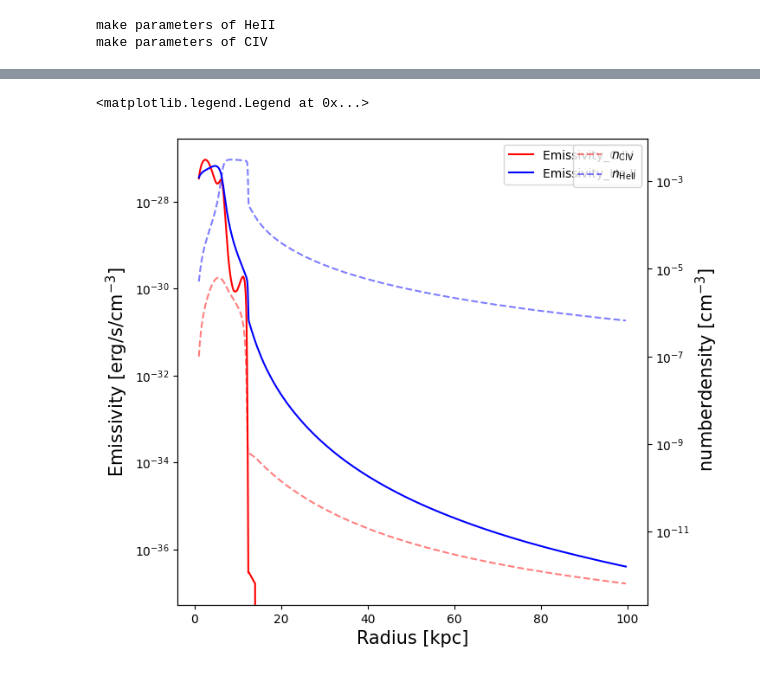
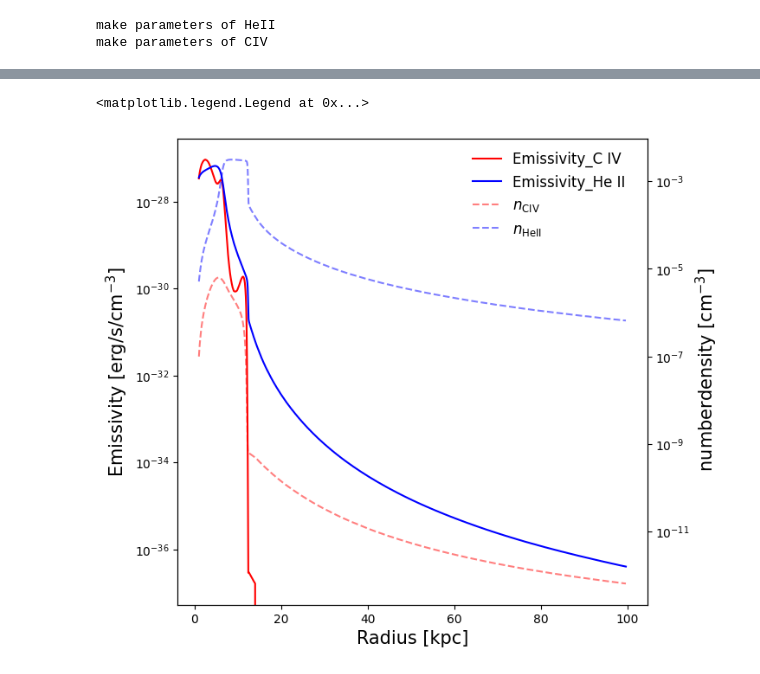
Before and after one commit to jin981016/Data_CIV_code_python, a Jupyter notebook: CLOUDY_Data_SB.ipynb, the cells around one changed output, grey strips where cells are left out. Saved outputs shown, nothing was run; the diff lists cells and outputs as text; code cells hidden in the pictures.

```diff
--- a/CLOUDY_Data_SB.ipynb
+++ b/CLOUDY_Data_SB.ipynb
@@ -219,26 +219,33 @@ make parameters of LT
 # %%
 
 fig = plt.figure(1, figsize= (7,7))
 # plt.xlim(-0.5,20)
 ax1 = plt.gca()
 ax2 = ax1.twinx()
 
 ax1.plot(CIV_radius, CIV_emis ,'r-',label='Emissivity_C IV')
 
 ax2.plot(CIV_radius, CIV_den, 'r--',alpha = 0.5, label=r'$n_{\rm CIV}$')
 
 ax1.plot(HeII_radius, HeII_emis ,'b-',label='Emissivity_He II')
 
 ax2.plot(HeII_radius, HeII_den, 'b--',alpha = 0.5, label=r'$n_{\rm He II}$')
 
 ax1.set_xlabel('Radius [kpc]',fontsize=15)
 
 ax1.set_ylabel(r'$\rm Emissivity \  [\rm erg/s/cm^{-3}]$',fontsize = 15)
 ax2.set_ylabel(r' $\rm number density \ [\rm cm^{-3}]$ ',fontsize = 15)
 ax1.set_yscale('log')
 ax2.set_yscale('log')
-ax1.legend()
-ax2.legend()
+# ax1.legend(loc='upper left', bbox_to_anchor=(0.3, 1), fontsize=12,frameon='False')
+# ax2.legend(loc='upper right', bbox_to_anchor=(1, 1), fontsize=12)
+
+# 두 개의 축에서 legend 정보를 가져오기
+lines1, labels1 = ax1.get_legend_handles_labels()
+lines2, labels2 = ax2.get_legend_handles_labels()
+
+# 통합된 범례를 오른쪽 위에 배치
+ax1.legend(lines1 + lines2, labels1 + labels2, loc='upper left', bbox_to_anchor=(0.6, 1), fontsize=12, frameon=False)
 # %% [output]
 <matplotlib.legend.Legend at 0x...>
-[figure, old version]
+[figure, new version]
```
Also changed, not shown: parts of 9 cells of this notebook, 8 other files.
